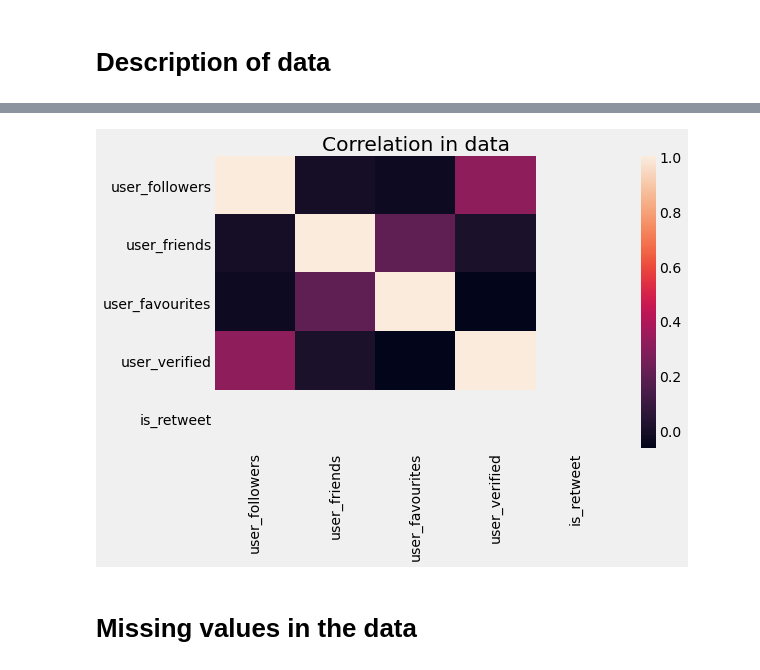
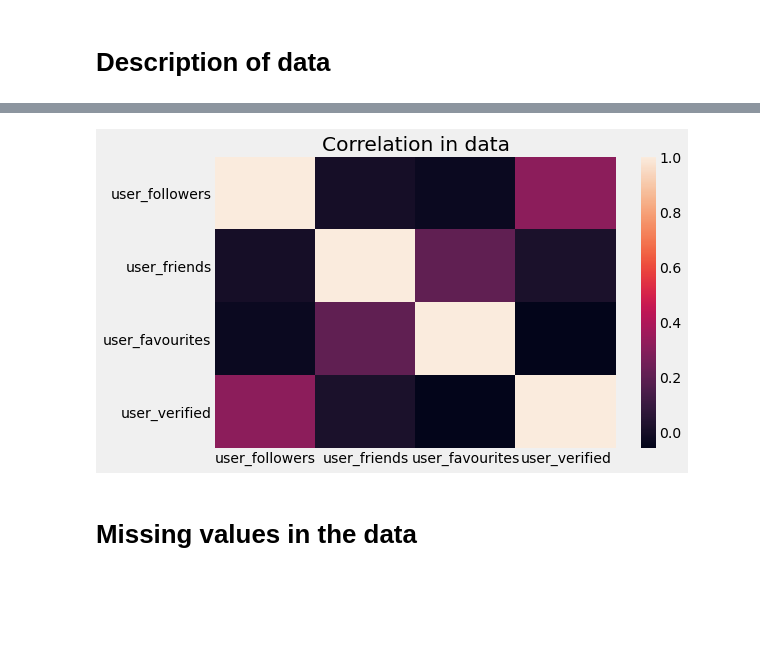
Before and after one commit to pratik-276/Infinite_Stories_with_Data, a Jupyter notebook: Covid19 Tweets/covid-tweets-eda-and-sentiment-analysis.ipynb, the cells around one changed output, grey strips where cells are left out. Drawn from its saved outputs; the diff is of its cells as text; code cells hidden in the pictures; blank space fills up the shorter version.

```diff
--- a/Covid19 Tweets/covid-tweets-eda-and-sentiment-analysis.ipynb
+++ b/Covid19 Tweets/covid-tweets-eda-and-sentiment-analysis.ipynb
@@ -73,9 +79,9 @@ data.describe()
 # %%
-sns.heatmap(data.corr())
+sns.heatmap(data.drop('is_retweet', axis=1).corr())
 plt.title('Correlation in data')
 plt.show()
 # %% [output]
-[figure, old version]
+[figure, new version]
 # %% [markdown]
 # Missing values in the data
 # %%
```
Also changed, not shown: parts of 18 cells of this notebook.
